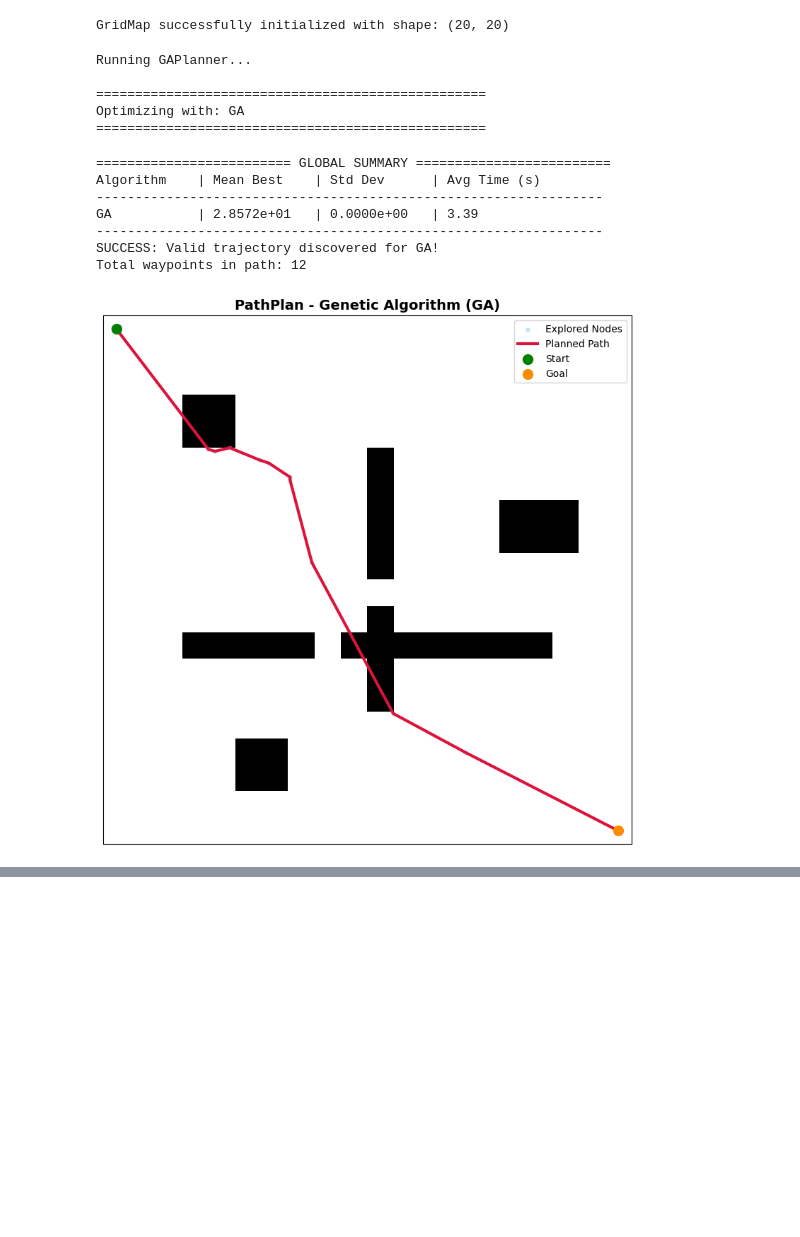
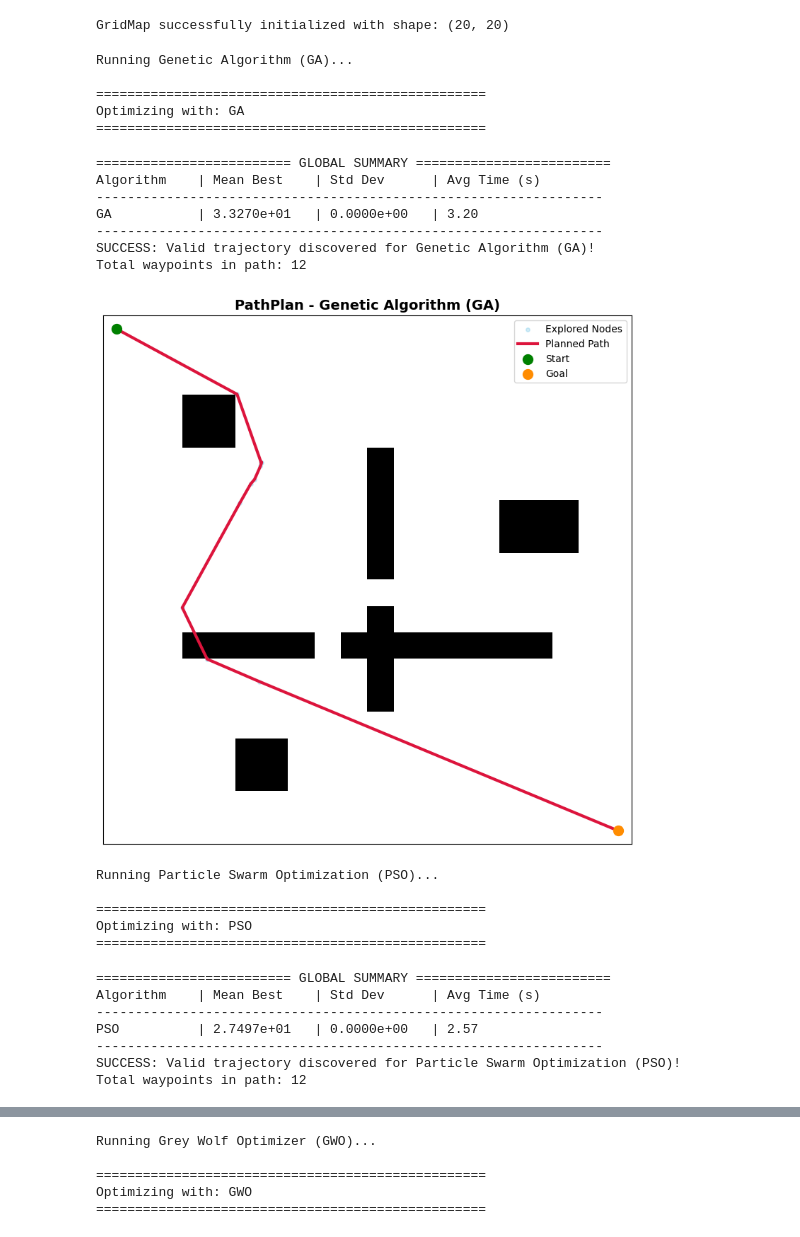
Before and after one commit to alejotoro-o/pathplan, a Jupyter notebook: examples/metaheuristic_path_planning.ipynb, the cells around one changed output, grey strips where cells are left out. Drawn from its saved outputs; the diff is of its cells as text; code cells hidden in the pictures; blank space fills up the shorter version.

Commit message:
Added new metaheuristic algorithms

```diff
--- a/examples/metaheuristic_path_planning.ipynb
+++ b/examples/metaheuristic_path_planning.ipynb
@@ -34,46 +39,62 @@ print(f"GridMap successfully initialized with shape: {grid_map.shape}")
 # %% [output]
 GridMap successfully initialized with shape: (20, 20)
 # %%
-# Initialize the GA solver
-# Metaheuristics often require more tuning.
-# We'll use 5 intermediate waypoints and a population of 50.
-planner = GAPlanner(grid_map, num_waypoints=10, pop_size=100, max_iter=200)
-
-print(f"Running GAPlanner...")
-path, explored = planner.plan(start_node, goal_node)
+# Define the metaheuristic planners to demonstrate
+# Each transforms path planning into a continuous optimization problem
+# using waypoints as decision variables.
+planners = [
+    ("Genetic Algorithm (GA)", GAPlanner(grid_map, num_waypoints=10, pop_size=100, max_iter=200)),
+    ("Particle Swarm Optimization (PSO)", PSOPlanner(grid_map, num_waypoints=10, pop_size=100, max_iter=200)),
+    ("Grey Wolf Optimizer (GWO)", GWOPlanner(grid_map, num_waypoints=10, pop_size=100, max_iter=200)),
+    ("Whale Optimization Algorithm (WOA)", WOAPlanner(grid_map, num_waypoints=10, pop_size=100, max_iter=200)),
+]
 
 viz = Visualizer(grid_map)
 
-if path:
-    print(f"SUCCESS: Valid trajectory discovered for GA!")
-    print(f"Total waypoints in path: {len(path)}")
+for name, planner in planners:
+    print(f"\nRunning {name}...")
+    path, explored = planner.plan(start_node, goal_node)
 
-    viz.plot_path(
-        path=path,
-        explored=explored,
-        title=f"PathPlan - Genetic Algorithm (GA)"
-    )
-else:
-    print("FAILURE: GA could not find a valid path.")
-    # Still plot the explored waypoints from the best (but colliding) candidate
-    if explored:
-        print("Showing best candidate waypoints (with collisions):")
+    if path:
+        print(f"SUCCESS: Valid trajectory discovered for {name}!")
+        print(f"Total waypoints in path: {len(path)}")
         viz.plot_path(
-            path=None,
+            path=path,
             explored=explored,
-            title=f"PathPlan - GA (Best Candidate with Collisions)"
+            title=f"PathPlan - {name}"
         )
+    else:
+        print(f"FAILURE: {name} could not find a valid path.")
+        if explored:
+            print("Showing best candidate waypoints (with collisions):")
+            viz.plot_path(
+                path=None,
+                explored=explored,
+                title=f"PathPlan - {name} (Best Candidate with Collisions)"
+            )
 # %% [output]
-Running GAPlanner...
+Running Genetic Algorithm (GA)...
 
 ==================================================
 Optimizing with: GA
 ==================================================
 ========================= GLOBAL SUMMARY =========================
 Algorithm    | Mean Best    | Std Dev      | Avg Time (s)
 -----------------------------------------------------------------
-GA           | 2.8572e+01   | 0.0000e+00   | 3.39
+GA           | 3.3270e+01   | 0.0000e+00   | 3.20
 -----------------------------------------------------------------
-SUCCESS: Valid trajectory discovered for GA!
+SUCCESS: Valid trajectory discovered for Genetic Algorithm (GA)!
 Total waypoints in path: 12
-[figure, old version]
+[figure, new version]
+Running Particle Swarm Optimization (PSO)...
+
+==================================================
+Optimizing with: PSO
+==================================================
+========================= GLOBAL SUMMARY =========================
+Algorithm    | Mean Best    | Std Dev      | Avg Time (s)
+-----------------------------------------------------------------
+PSO          | 2.7497e+01   | 0.0000e+00   | 2.57
+-----------------------------------------------------------------
+SUCCESS: Valid trajectory discovered for Particle Swarm Optimization (PSO)!
+Total waypoints in path: 12
@@ -79,0 +102,5 @@ Total waypoints in path: 12
+Running Grey Wolf Optimizer (GWO)...
+
+==================================================
+Optimizing with: GWO
+==================================================
```
Also changed, not shown: parts of 2 cells of this notebook, 6 other files.
